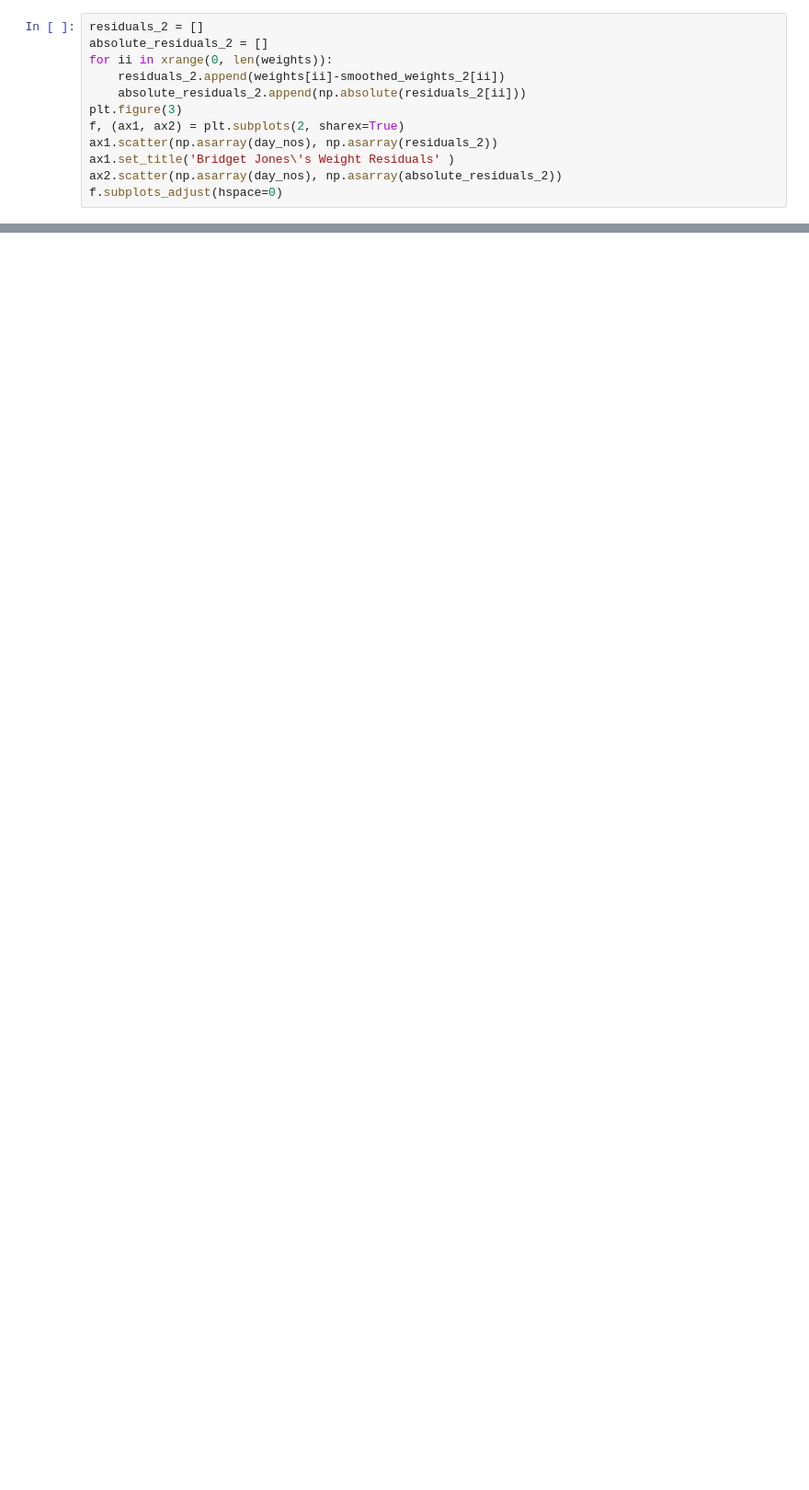
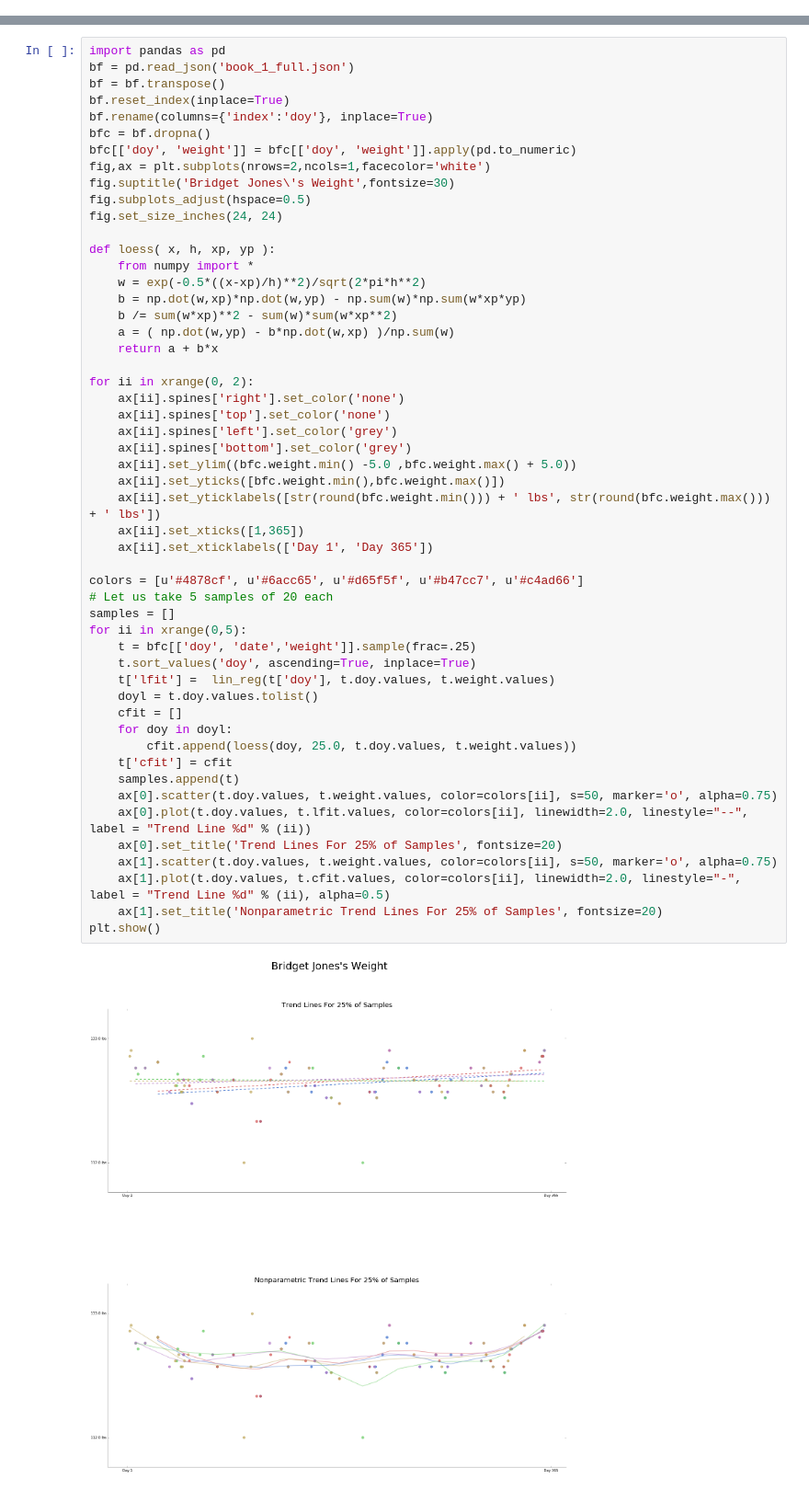
Before and after one commit to eshvk/bridget_jones_diary, a Jupyter notebook: Bridget Jones Diaries.ipynb, the cells around one changed output, grey strips where cells are left out. Shown at 92% size. Cells and saved outputs as stored; diff of their text form; blank space fills up the shorter version.

Commit message:
Bridget Jones's Diary Book 1 Analysis

```diff
--- a/Bridget Jones Diaries.ipynb
+++ b/Bridget Jones Diaries.ipynb
@@ -70,12 +0,0 @@ plt.ylabel('Weight (lbs)')
-# %%
-residuals_2 = []
-absolute_residuals_2 = []
-for ii in xrange(0, len(weights)):
-    residuals_2.append(weights[ii]-smoothed_weights_2[ii])
-    absolute_residuals_2.append(np.absolute(residuals_2[ii]))
-plt.figure(3)
-f, (ax1, ax2) = plt.subplots(2, sharex=True)
-ax1.scatter(np.asarray(day_nos), np.asarray(residuals_2))
-ax1.set_title('Bridget Jones\'s Weight Residuals' )
-ax2.scatter(np.asarray(day_nos), np.asarray(absolute_residuals_2))
-f.subplots_adjust(hspace=0)
@@ -156,0 +80,54 @@ plt.title('Bridget Jones\'s Weight LOWESS and LINEAR REG')
+# %%
+import pandas as pd
+bf = pd.read_json('book_1_full.json')
+bf = bf.transpose()
+bf.reset_index(inplace=True)
+bf.rename(columns={'index':'doy'}, inplace=True)
+bfc = bf.dropna()
+bfc[['doy', 'weight']] = bfc[['doy', 'weight']].apply(pd.to_numeric)
+fig,ax = plt.subplots(nrows=2,ncols=1,facecolor='white')
+fig.suptitle('Bridget Jones\'s Weight',fontsize=30)
+fig.subplots_adjust(hspace=0.5)
+fig.set_size_inches(24, 24)
+
+def loess( x, h, xp, yp ):
+    from numpy import *
+    w = exp(-0.5*((x-xp)/h)**2)/sqrt(2*pi*h**2)
+    b = np.dot(w,xp)*np.dot(w,yp) - np.sum(w)*np.sum(w*xp*yp)
+    b /= sum(w*xp)**2 - sum(w)*sum(w*xp**2)
+    a = ( np.dot(w,yp) - b*np.dot(w,xp) )/np.sum(w)
+    return a + b*x
+
+for ii in xrange(0, 2):
+    ax[ii].spines['right'].set_color('none')
+    ax[ii].spines['top'].set_color('none')
+    ax[ii].spines['left'].set_color('grey')
+    ax[ii].spines['bottom'].set_color('grey')
+    ax[ii].set_ylim((bfc.weight.min() -5.0 ,bfc.weight.max() + 5.0))
+    ax[ii].set_yticks([bfc.weight.min(),bfc.weight.max()])
+    ax[ii].set_yticklabels([str(round(bfc.weight.min())) + ' lbs', str(round(bfc.weight.max())) + ' lbs'])
+    ax[ii].set_xticks([1,365])
+    ax[ii].set_xticklabels(['Day 1', 'Day 365'])
+
+colors = [u'#4878cf', u'#6acc65', u'#d65f5f', u'#b47cc7', u'#c4ad66']
+# Let us take 5 samples of 20 each
+samples = []
+for ii in xrange(0,5):
+    t = bfc[['doy', 'date','weight']].sample(frac=.25)
+    t.sort_values('doy', ascending=True, inplace=True)
+    t['lfit'] =  lin_reg(t['doy'], t.doy.values, t.weight.values)
+    doyl = t.doy.values.tolist()
+    cfit = []
+    for doy in doyl:
+        cfit.append(loess(doy, 25.0, t.doy.values, t.weight.values))
+    t['cfit'] = cfit
+    samples.append(t)
+    ax[0].scatter(t.doy.values, t.weight.values, color=colors[ii], s=50, marker='o', alpha=0.75)
+    ax[0].plot(t.doy.values, t.lfit.values, color=colors[ii], linewidth=2.0, linestyle="--", label = "Trend Line %d" % (ii))
+    ax[0].set_title('Trend Lines For 25% of Samples', fontsize=20)
+    ax[1].scatter(t.doy.values, t.weight.values, color=colors[ii], s=50, marker='o', alpha=0.75)
+    ax[1].plot(t.doy.values, t.cfit.values, color=colors[ii], linewidth=2.0, linestyle="-", label = "Trend Line %d" % (ii), alpha=0.5)
+    ax[1].set_title('Nonparametric Trend Lines For 25% of Samples', fontsize=20)
+plt.show()
+# %% [output]
+[figure, added]
```
Also changed, not shown: parts of 17 cells of this notebook, 2 other files.
